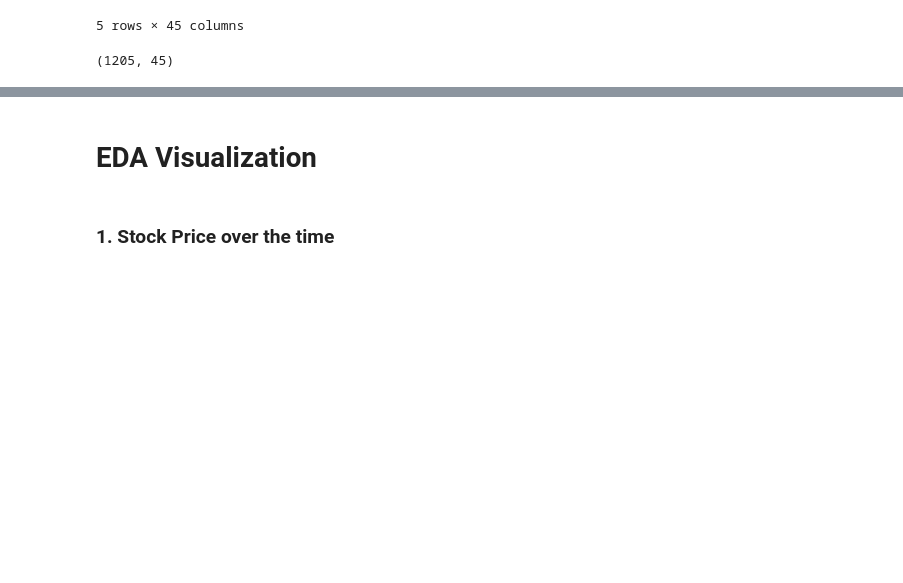
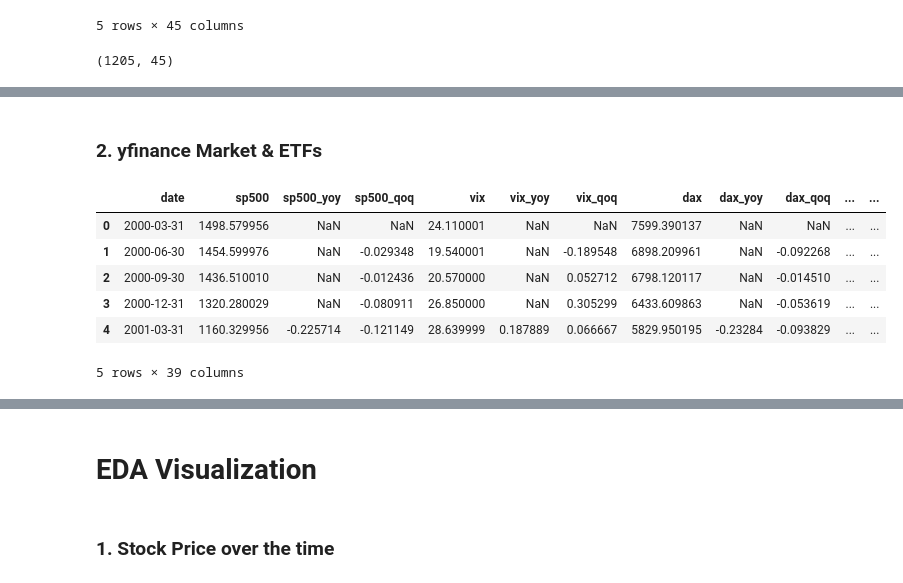
Before and after one commit to Kabalkina/stock-analytics-project, a Jupyter notebook: Scripts/data_extraction.ipynb, the cells around one changed output, grey strips where cells are left out. Cells and saved outputs as stored; diff of their text form; code cells hidden in the pictures; blank space fills up the shorter version.

```diff
--- a/Scripts/data_extraction.ipynb
+++ b/Scripts/data_extraction.ipynb
@@ -316,0 +481,2 @@ df.shape
+# %% [markdown]
+### 2. yfinance Market & ETFs
@@ -316,0 +538,26 @@ df.shape
+# %%
+tickers_macro = {
+    'sp500': '^GSPC',
+    'vix': '^VIX',
+    'dax': '^GDAXI',
+    'spy': 'SPY',
+    'gld': 'GLD',
+    'vgk': 'VGK',
+    'xlv': 'XLV',    # Healthcare
+    'xlk': 'XLK',    # Tech
+    'xlf': 'XLF',    # Financials
+    'efa': 'EFA',    # Developed markets
+    'eurusd': 'EURUSD=X',   # Euro to USD
+    'usdx': 'DX-Y.NYB'      # Dollar Index
+}
+# %%
+df_macro_yf = get_macro_features(tickers_macro, start_date, end_date)
+df_macro_yf.head()
+# %% [output]
+|  | date | sp500 | sp500_yoy | sp500_qoq | vix | vix_yoy | vix_qoq | dax | dax_yoy | dax_qoq | ... | ... |
+| 0 | 2000-03-31 | 1498.579956 | NaN | NaN | 24.110001 | NaN | NaN | 7599.390137 | NaN | NaN | ... | ... |
+| 1 | 2000-06-30 | 1454.599976 | NaN | -0.029348 | 19.540001 | NaN | -0.189548 | 6898.209961 | NaN | -0.092268 | ... | ... |
+| 2 | 2000-09-30 | 1436.510010 | NaN | -0.012436 | 20.570000 | NaN | 0.052712 | 6798.120117 | NaN | -0.014510 | ... | ... |
+| 3 | 2000-12-31 | 1320.280029 | NaN | -0.080911 | 26.850000 | NaN | 0.305299 | 6433.609863 | NaN | -0.053619 | ... | ... |
+| 4 | 2001-03-31 | 1160.329956 | -0.225714 | -0.121149 | 28.639999 | 0.187889 | 0.066667 | 5829.950195 | -0.23284 | -0.093829 | ... | ... |
+5 rows × 39 columns
```
Also changed, not shown: parts of 28 cells of this notebook.
